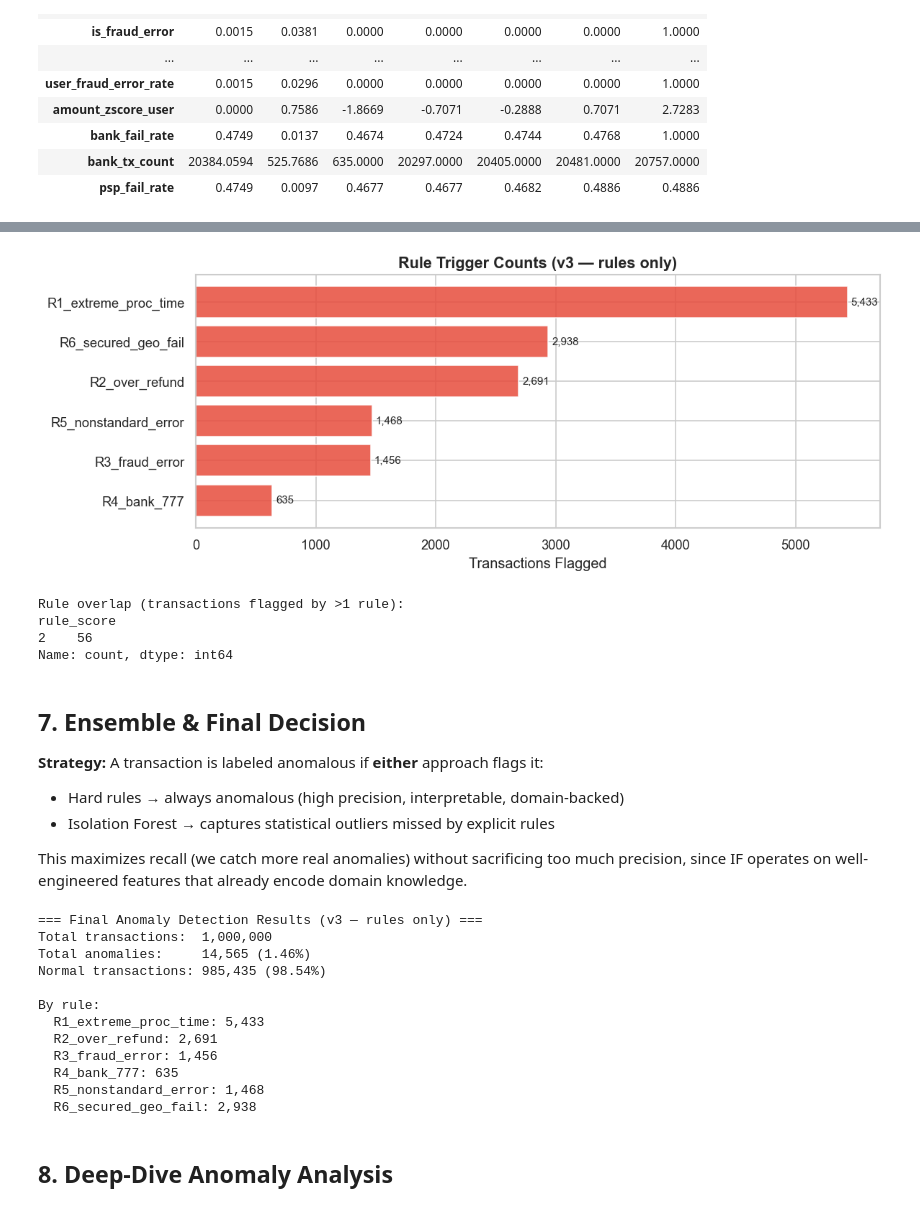
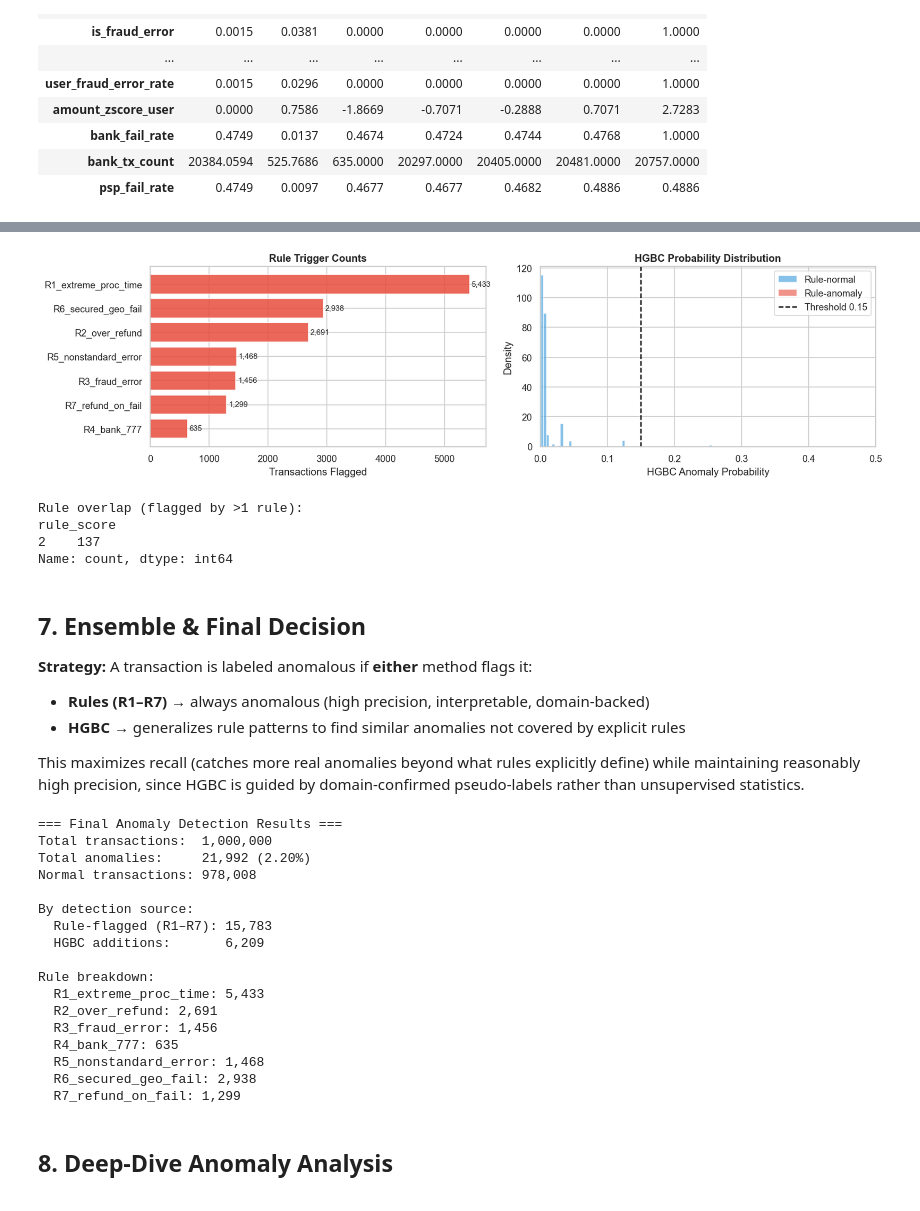
Before and after one commit to DenkoProg/labs, a Jupyter notebook: projects/int20h-2026-hackathon/kaggle.ipynb, the cells around one changed output, grey strips where cells are left out. Saved outputs shown, nothing was run; the diff lists cells and outputs as text; code cells hidden in the pictures.

```diff
--- a/projects/int20h-2026-hackathon/kaggle.ipynb
+++ b/projects/int20h-2026-hackathon/kaggle.ipynb
@@ -453,9 +442,12 @@ df['is_over_refund'] = (df['refunded_amount'] > df['amount']).astype(int)
 df['refund_inconsistency'] = (
     (df['has_refund'] == True) & (df['refunded_amount'] == 0)
 ).astype(int)
+# R7: refund on a failed transaction — logical impossibility
+df['is_refund_on_fail'] = ((df['has_refund'] == True) & (df['is_failed'] == 1)).astype(int)
 
 print(f'Over-refund:           {df["is_over_refund"].sum():,} ({df["is_over_refund"].mean():.2%})')
 print(f'Refund inconsistency:  {df["refund_inconsistency"].sum():,} ({df["refund_inconsistency"].mean():.2%})')
+print(f'Refund on fail (R7):   {df["is_refund_on_fail"].sum():,} ({df["is_refund_on_fail"].mean():.2%})')
 # %% [output]
 Over-refund:           2,691 (0.27%)
 Refund inconsistency:  0 (0.00%)
@@ -604,6 +592,7 @@ rules = {
         (df['is_geo_mismatch'] == 1) &
         (df['is_failed'] == 1)
     ),
+    'R7_refund_on_fail':     df['is_refund_on_fail'] == 1,
 }
 
 for name, mask in rules.items():
@@ -682,65 +700,87 @@ df['if_anomaly'] = 0
 # %%
-# Rule contribution breakdown (replaces IF overlap pie chart)
-fig, ax = plt.subplots(figsize=(10, 4))
+fig, axes = plt.subplots(1, 2, figsize=(14, 4))
 
+# Rule trigger counts
 rule_counts = {name: int(df[name].sum()) for name in rule_names}
 sorted_rules = sorted(rule_counts.items(), key=lambda x: x[1])
-labels_r = [r[0] for r in sorted_rules]
-values_r = [r[1] for r in sorted_rules]
+axes[0].barh([r[0] for r in sorted_rules], [r[1] for r in sorted_rules], color='#e74c3c', alpha=0.85)
+axes[0].set_title('Rule Trigger Counts', fontsize=12, fontweight='bold')
+axes[0].set_xlabel('Transactions Flagged')
+for bar, val in zip(axes[0].patches, [r[1] for r in sorted_rules]):
+    axes[0].text(bar.get_width() + 30, bar.get_y() + bar.get_height()/2,
+                 f'{val:,}', va='center', fontsize=9)
 
-bars = ax.barh(labels_r, values_r, color='#e74c3c', alpha=0.85)
-ax.set_title('Rule Trigger Counts (v3 — rules only)', fontsize=13, fontweight='bold')
-ax.set_xlabel('Transactions Flagged')
-for bar, val in zip(bars, values_r):
-    ax.text(bar.get_width() + 30, bar.get_y() + bar.get_height()/2,
-            f'{val:,}', va='center', fontsize=9)
+# HGBC probability distribution
+axes[1].hist(df[df['rule_anomaly'] == 0]['hgbc_proba'], bins=100, alpha=0.6,
+             color='#3498db', label='Rule-normal', density=True)
+axes[1].hist(df[df['rule_anomaly'] == 1]['hgbc_proba'], bins=50, alpha=0.6,
+             color='#e74c3c', label='Rule-anomaly', density=True)
+axes[1].axvline(HGBC_THRESHOLD, color='black', linestyle='--', label=f'Threshold {HGBC_THRESHOLD}')
+axes[1].set_xlim(0, 0.5)
+axes[1].set_title('HGBC Probability Distribution', fontsize=12, fontweight='bold')
+axes[1].set_xlabel('HGBC Anomaly Probability')
+axes[1].set_ylabel('Density')
+axes[1].legend()
+
 plt.tight_layout()
 plt.show()
 
-print('Rule overlap (transactions flagged by >1 rule):')
+print('\nRule overlap (flagged by >1 rule):')
 print(df[df['rule_score'] > 1]['rule_score'].value_counts().sort_index())
 # %% [output]
-[figure, old version]
+[figure, new version]
-Rule overlap (transactions flagged by >1 rule):
+Rule overlap (flagged by >1 rule):
 rule_score
-2    56
+2    137
 Name: count, dtype: int64
 # %% [markdown]
 ## 7. Ensemble & Final Decision <a id='7-ensemble'></a>
 
-**Strategy:** A transaction is labeled anomalous if **either** approach flags it:
-- Hard rules → always anomalous (high precision, interpretable, domain-backed)
-- Isolation Forest → captures statistical outliers missed by explicit rules
+**Strategy:** A transaction is labeled anomalous if **either** method flags it:
+- **Rules (R1–R7)** → always anomalous (high precision, interpretable, domain-backed)
+- **HGBC** → generalizes rule patterns to find similar anomalies not covered by explicit rules
 
-This maximizes recall (we catch more real anomalies) without sacrificing too much precision, since IF operates on well-engineered features that already encode domain knowledge.
+This maximizes recall (catches more real anomalies beyond what rules explicitly define) while maintaining reasonably high precision, since HGBC is guided by domain-confirmed pseudo-labels rather than unsupervised statistics.
 # %%
-df['is_anomaly'] = df['rule_anomaly'].astype(int)
+df['is_anomaly'] = ((df['rule_anomaly'] == 1) | (df['hgbc_anomaly'] == 1)).astype(int)
 
 total_anomalies = df['is_anomaly'].sum()
 total = len(df)
 
-print('=== Final Anomaly Detection Results (v3 — rules only) ===')
+hgbc_only  = int(((df['rule_anomaly'] == 0) & (df['hgbc_anomaly'] == 1)).sum())
+rule_flagged = int(df['rule_anomaly'].sum())
+
+print('=== Final Anomaly Detection Results ===')
 print(f'Total transactions:  {total:,}')
 print(f'Total anomalies:     {total_anomalies:,} ({total_anomalies/total:.2%})')
-print(f'Normal transactions: {total - total_anomalies:,} ({(total - total_anomalies)/total:.2%})')
+print(f'Normal transactions: {total - total_anomalies:,}')
 print()
-print('By rule:')
+print(f'By detection source:')
+print(f'  Rule-flagged (R1–R7): {rule_flagged:,}')
+print(f'  HGBC additions:       {hgbc_only:,}')
+print()
+print('Rule breakdown:')
 for name in rule_names:
     count = int(df[name].sum())
     print(f'  {name}: {count:,}')
 # %% [output]
-=== Final Anomaly Detection Results (v3 — rules only) ===
+=== Final Anomaly Detection Results ===
 Total transactions:  1,000,000
-Total anomalies:     14,565 (1.46%)
-Normal transactions: 985,435 (98.54%)
+Total anomalies:     21,992 (2.20%)
+Normal transactions: 978,008
 
-By rule:
+By detection source:
+  Rule-flagged (R1–R7): 15,783
+  HGBC additions:       6,209
+
+Rule breakdown:
   R1_extreme_proc_time: 5,433
   R2_over_refund: 2,691
   R3_fraud_error: 1,456
   R4_bank_777: 635
   R5_nonstandard_error: 1,468
   R6_secured_geo_fail: 2,938
+  R7_refund_on_fail: 1,299
 # %% [markdown]
 ## 8. Deep-Dive Anomaly Analysis <a id='8-analysis'></a>
 # %% [markdown]
```
Also changed, not shown: parts of 18 cells of this notebook, 1 other file.
